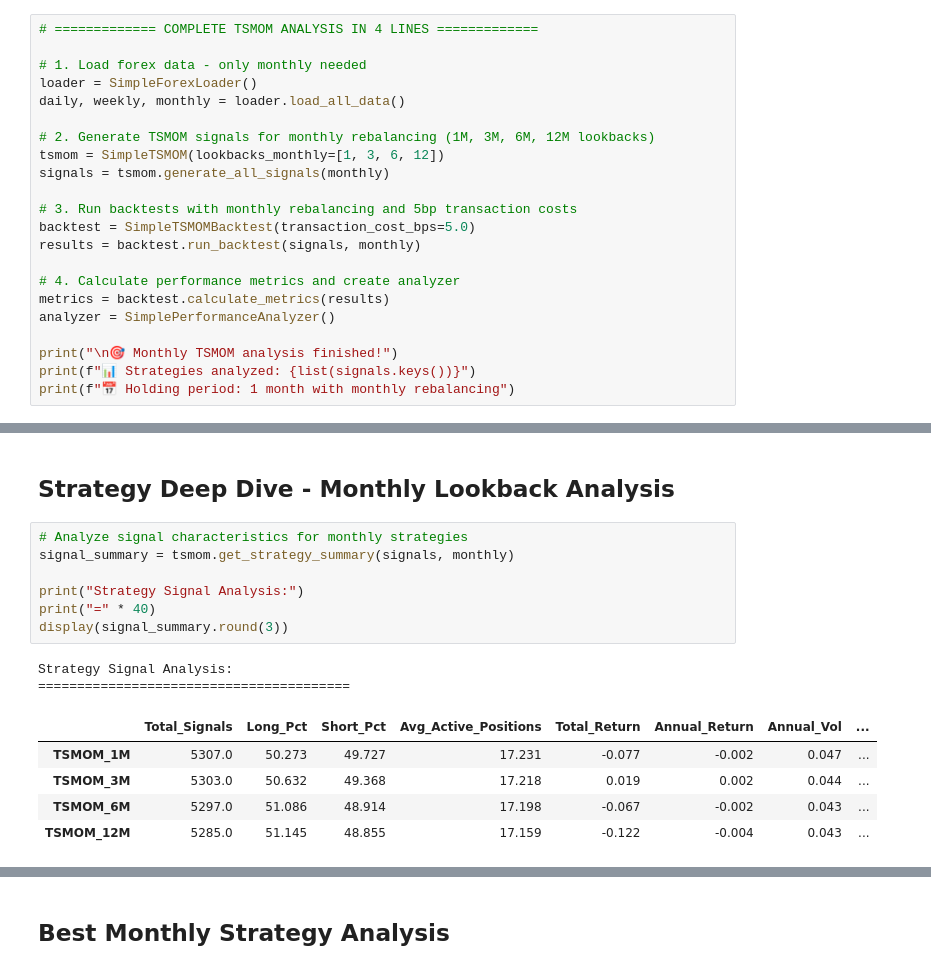
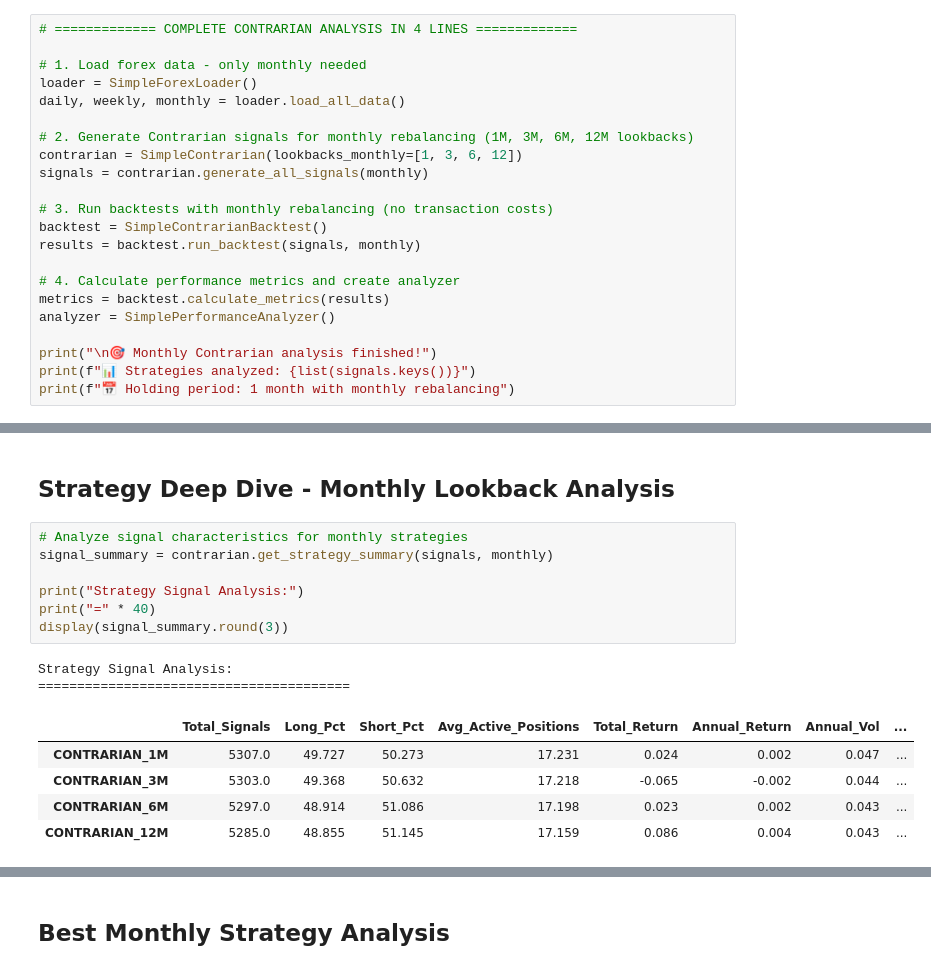
Before and after one commit to edoardoCame/Momentum-and-Contrarian, a Jupyter notebook: approaches/time_series_momentum/notebooks/tsmom_analysis.ipynb, the cells around one changed output, grey strips where cells are left out. Drawn from its saved outputs; the diff is of its cells as text.

```diff
--- a/approaches/time_series_momentum/notebooks/tsmom_analysis.ipynb
+++ b/approaches/time_series_momentum/notebooks/tsmom_analysis.ipynb
@@ -37,23 +37,23 @@ print("✅ All modules imported successfully!")
 # %%
-# ============= COMPLETE TSMOM ANALYSIS IN 4 LINES =============
+# ============= COMPLETE CONTRARIAN ANALYSIS IN 4 LINES =============
 
 # 1. Load forex data - only monthly needed
 loader = SimpleForexLoader()
 daily, weekly, monthly = loader.load_all_data()
 
-# 2. Generate TSMOM signals for monthly rebalancing (1M, 3M, 6M, 12M lookbacks)
-tsmom = SimpleTSMOM(lookbacks_monthly=[1, 3, 6, 12])
-signals = tsmom.generate_all_signals(monthly)
+# 2. Generate Contrarian signals for monthly rebalancing (1M, 3M, 6M, 12M lookbacks)
+contrarian = SimpleContrarian(lookbacks_monthly=[1, 3, 6, 12])
+signals = contrarian.generate_all_signals(monthly)
 
-# 3. Run backtests with monthly rebalancing and 5bp transaction costs
-backtest = SimpleTSMOMBacktest(transaction_cost_bps=5.0)
+# 3. Run backtests with monthly rebalancing (no transaction costs)
+backtest = SimpleContrarianBacktest()
 results = backtest.run_backtest(signals, monthly)
 
 # 4. Calculate performance metrics and create analyzer
 metrics = backtest.calculate_metrics(results)
 analyzer = SimplePerformanceAnalyzer()
 
-print("\n🎯 Monthly TSMOM analysis finished!")
+print("\n🎯 Monthly Contrarian analysis finished!")
 print(f"📊 Strategies analyzed: {list(signals.keys())}")
 print(f"📅 Holding period: 1 month with monthly rebalancing")
 # %% [output]
@@ -114,19 +114,19 @@ analyzer.plot_drawdown_analysis(results, save_path='../results/monthly_drawdown_
 ## Strategy Deep Dive - Monthly Lookback Analysis
 # %%
 # Analyze signal characteristics for monthly strategies
-signal_summary = tsmom.get_strategy_summary(signals, monthly)
+signal_summary = contrarian.get_strategy_summary(signals, monthly)
 
 print("Strategy Signal Analysis:")
 print("=" * 40)
 display(signal_summary.round(3))
 # %% [output]
 Strategy Signal Analysis:
 ========================================
 |  | Total_Signals | Long_Pct | Short_Pct | Avg_Active_Positions | Total_Return | Annual_Return | Annual_Vol | ... |
-| TSMOM_1M | 5307.0 | 50.273 | 49.727 | 17.231 | -0.077 | -0.002 | 0.047 | ... |
-| TSMOM_3M | 5303.0 | 50.632 | 49.368 | 17.218 | 0.019 | 0.002 | 0.044 | ... |
-| TSMOM_6M | 5297.0 | 51.086 | 48.914 | 17.198 | -0.067 | -0.002 | 0.043 | ... |
-| TSMOM_12M | 5285.0 | 51.145 | 48.855 | 17.159 | -0.122 | -0.004 | 0.043 | ... |
+| CONTRARIAN_1M | 5307.0 | 49.727 | 50.273 | 17.231 | 0.024 | 0.002 | 0.047 | ... |
+| CONTRARIAN_3M | 5303.0 | 49.368 | 50.632 | 17.218 | -0.065 | -0.002 | 0.044 | ... |
+| CONTRARIAN_6M | 5297.0 | 48.914 | 51.086 | 17.198 | 0.023 | 0.002 | 0.043 | ... |
+| CONTRARIAN_12M | 5285.0 | 48.855 | 51.145 | 17.159 | 0.086 | 0.004 | 0.043 | ... |
 # %%
 # Compare lookback periods performance
 print("Lookback Period Analysis:")
```
Also changed, not shown: parts of 15 cells of this notebook, 16 other files.
